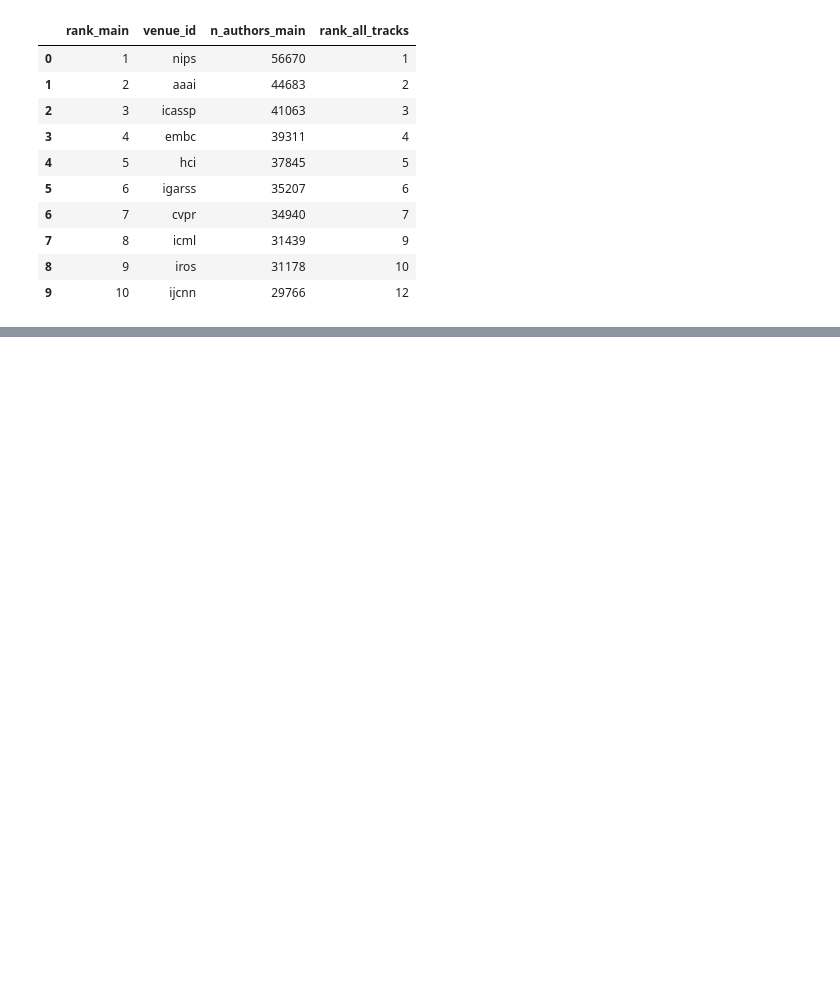
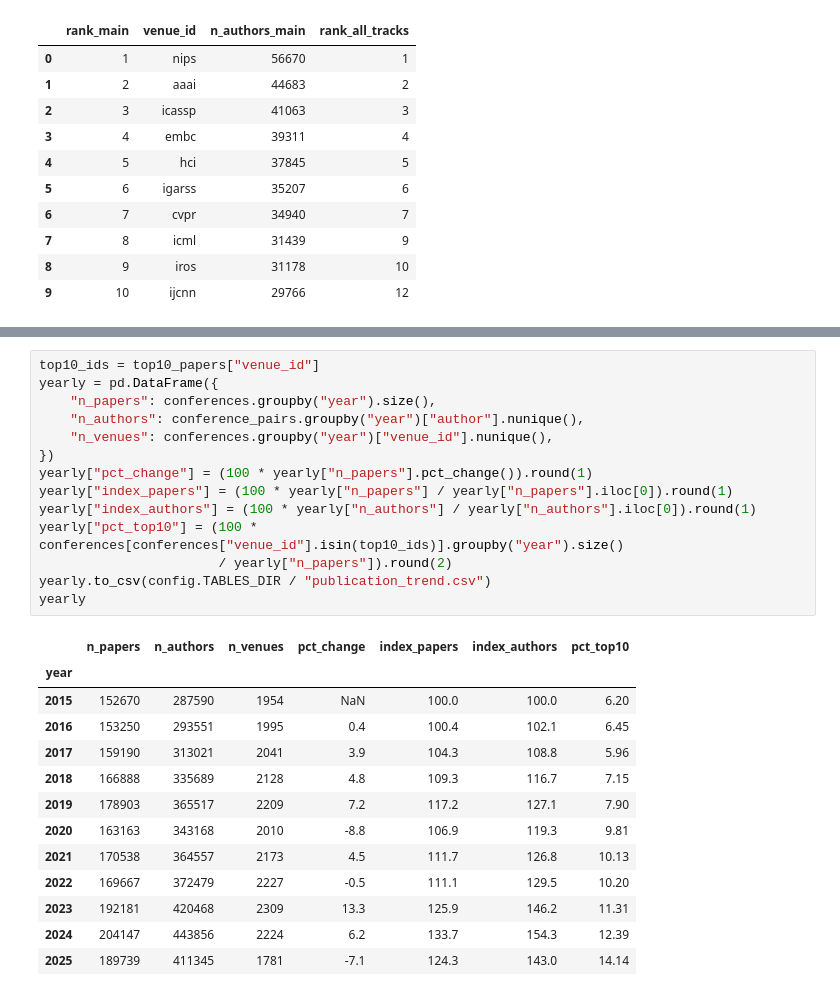
Before and after one commit to RNXFreeze/IF4041-Datmin-Tubes-Kel1, a Jupyter notebook: notebooks/02_conference_popularity.ipynb, the cells around one changed output, grey strips where cells are left out. Drawn from its saved outputs; the diff is of its cells as text; blank space fills up the shorter version.

```diff
--- a/notebooks/02_conference_popularity.ipynb
+++ b/notebooks/02_conference_popularity.ipynb
@@ -192,0 +200,28 @@ main_authors
+# %%
+top10_ids = top10_papers["venue_id"]
+yearly = pd.DataFrame({
+    "n_papers": conferences.groupby("year").size(),
+    "n_authors": conference_pairs.groupby("year")["author"].nunique(),
+    "n_venues": conferences.groupby("year")["venue_id"].nunique(),
+})
+yearly["pct_change"] = (100 * yearly["n_papers"].pct_change()).round(1)
+yearly["index_papers"] = (100 * yearly["n_papers"] / yearly["n_papers"].iloc[0]).round(1)
+yearly["index_authors"] = (100 * yearly["n_authors"] / yearly["n_authors"].iloc[0]).round(1)
+yearly["pct_top10"] = (100 * conferences[conferences["venue_id"].isin(top10_ids)].groupby("year").size()
+                       / yearly["n_papers"]).round(2)
+yearly.to_csv(config.TABLES_DIR / "publication_trend.csv")
+yearly
+# %% [output]
+|  | n_papers | n_authors | n_venues | pct_change | index_papers | index_authors | pct_top10 |
+| year |  |  |  |  |  |  |  |
+| 2015 | 152670 | 287590 | 1954 | NaN | 100.0 | 100.0 | 6.20 |
+| 2016 | 153250 | 293551 | 1995 | 0.4 | 100.4 | 102.1 | 6.45 |
+| 2017 | 159190 | 313021 | 2041 | 3.9 | 104.3 | 108.8 | 5.96 |
+| 2018 | 166888 | 335689 | 2128 | 4.8 | 109.3 | 116.7 | 7.15 |
+| 2019 | 178903 | 365517 | 2209 | 7.2 | 117.2 | 127.1 | 7.90 |
+| 2020 | 163163 | 343168 | 2010 | -8.8 | 106.9 | 119.3 | 9.81 |
+| 2021 | 170538 | 364557 | 2173 | 4.5 | 111.7 | 126.8 | 10.13 |
+| 2022 | 169667 | 372479 | 2227 | -0.5 | 111.1 | 129.5 | 10.20 |
+| 2023 | 192181 | 420468 | 2309 | 13.3 | 125.9 | 146.2 | 11.31 |
+| 2024 | 204147 | 443856 | 2224 | 6.2 | 133.7 | 154.3 | 12.39 |
+| 2025 | 189739 | 411345 | 1781 | -7.1 | 124.3 | 143.0 | 14.14 |
```
Also changed, not shown: parts of 10 cells of this notebook, 4 other files.
